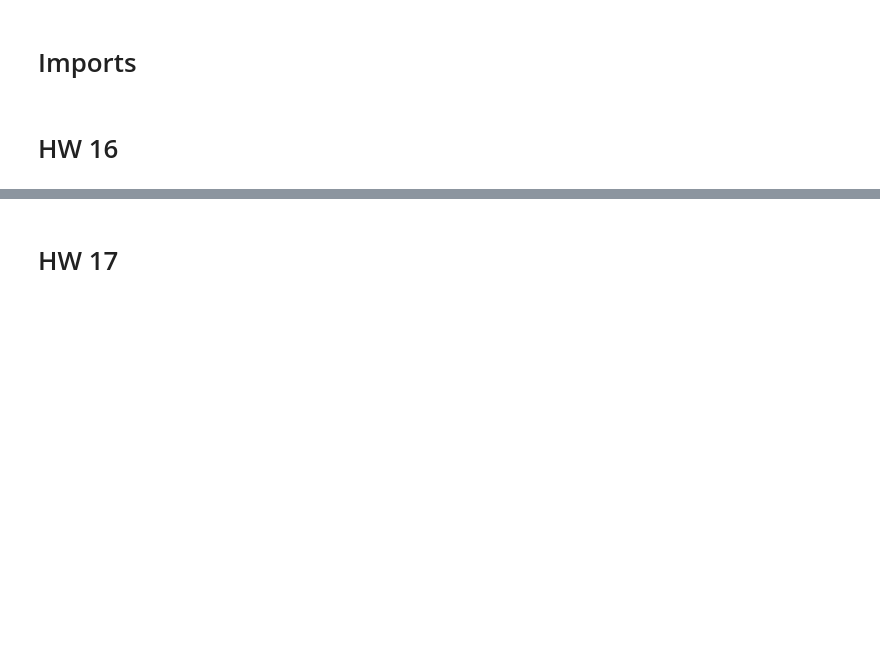
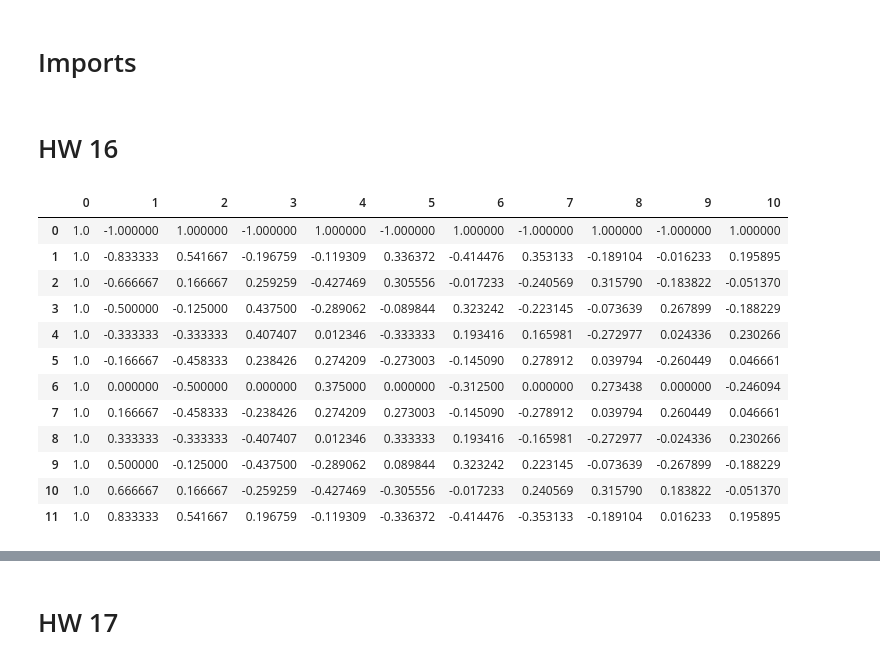
Before and after one commit to jwb-byu/cs-580-misc, a Jupyter notebook: hw/hw16-17/hw16-17.ipynb, the cells around one changed output, grey strips where cells are left out. Drawn from its saved outputs; the diff is of its cells as text; code cells hidden in the pictures; blank space fills up the shorter version.

```diff
--- a/hw/hw16-17/hw16-17.ipynb
+++ b/hw/hw16-17/hw16-17.ipynb
@@ -19,30 +19,36 @@ data: np.ndarray = pd.read_csv("uspopulation.txt", delimiter=" ").values.astype(
 years = data[:,0]
 pops = data[:,1]
 # %%
-# A: τ =−1 at year 1900 and τ = 1 at year 2010
-tau = np.linspace(-1, 1, len(years))
-yr_ind = np.arange(len(years))
-
-# TODO: question: should my time be using tau or years or yr_ind?
+# A
+tau = np.linspace(-1, 1, len(years)+1)
+tau_pre = tau[:-1]
+tau_20 = tau[-1]
 # %%
-# B """ copied from HW 13 """
+# B
 
 # a design matrix is created as follows:
 def design_mat(k: int, vec) -> np.ndarray:
     """ copied from HW 13 """
-    n = vec.shape[0]
-    m = k
-    A: np.ndarray = np.zeros((n, m))
-
-    for i in range(n):
-        for j in range(m):
-            A[i, j] = (vec[i])**j ## type: ignore
-
+    A = np.stack([np.polynomial.legendre.Legendre.basis(i)(vec) for i in range(k)]).T
     return A
 
 # for example, the design matrix given our data and a monomial basis up to k=11 is:
-des_mat = design_mat(11, yr_ind)
+des_mat = design_mat(11, tau_pre)
 pd.DataFrame(des_mat)
+# %% [output]
+|  | 0 | 1 | 2 | 3 | 4 | 5 | 6 | 7 | 8 | 9 | 10 |
+| 0 | 1.0 | -1.000000 | 1.000000 | -1.000000 | 1.000000 | -1.000000 | 1.000000 | -1.000000 | 1.000000 | -1.000000 | 1.000000 |
+| 1 | 1.0 | -0.833333 | 0.541667 | -0.196759 | -0.119309 | 0.336372 | -0.414476 | 0.353133 | -0.189104 | -0.016233 | 0.195895 |
+| 2 | 1.0 | -0.666667 | 0.166667 | 0.259259 | -0.427469 | 0.305556 | -0.017233 | -0.240569 | 0.315790 | -0.183822 | -0.051370 |
+| 3 | 1.0 | -0.500000 | -0.125000 | 0.437500 | -0.289062 | -0.089844 | 0.323242 | -0.223145 | -0.073639 | 0.267899 | -0.188229 |
+| 4 | 1.0 | -0.333333 | -0.333333 | 0.407407 | 0.012346 | -0.333333 | 0.193416 | 0.165981 | -0.272977 | 0.024336 | 0.230266 |
+| 5 | 1.0 | -0.166667 | -0.458333 | 0.238426 | 0.274209 | -0.273003 | -0.145090 | 0.278912 | 0.039794 | -0.260449 | 0.046661 |
+| 6 | 1.0 | 0.000000 | -0.500000 | 0.000000 | 0.375000 | 0.000000 | -0.312500 | 0.000000 | 0.273438 | 0.000000 | -0.246094 |
+| 7 | 1.0 | 0.166667 | -0.458333 | -0.238426 | 0.274209 | 0.273003 | -0.145090 | -0.278912 | 0.039794 | 0.260449 | 0.046661 |
+| 8 | 1.0 | 0.333333 | -0.333333 | -0.407407 | 0.012346 | 0.333333 | 0.193416 | -0.165981 | -0.272977 | -0.024336 | 0.230266 |
+| 9 | 1.0 | 0.500000 | -0.125000 | -0.437500 | -0.289062 | 0.089844 | 0.323242 | 0.223145 | -0.073639 | -0.267899 | -0.188229 |
+| 10 | 1.0 | 0.666667 | 0.166667 | -0.259259 | -0.427469 | -0.305556 | -0.017233 | 0.240569 | 0.315790 | 0.183822 | -0.051370 |
+| 11 | 1.0 | 0.833333 | 0.541667 | 0.196759 | -0.119309 | -0.336372 | -0.414476 | -0.353133 | -0.189104 | 0.016233 | 0.195895 |
 # %%
 # C: adapted from HW 13
 
```
Also changed, not shown: parts of 8 cells of this notebook.
